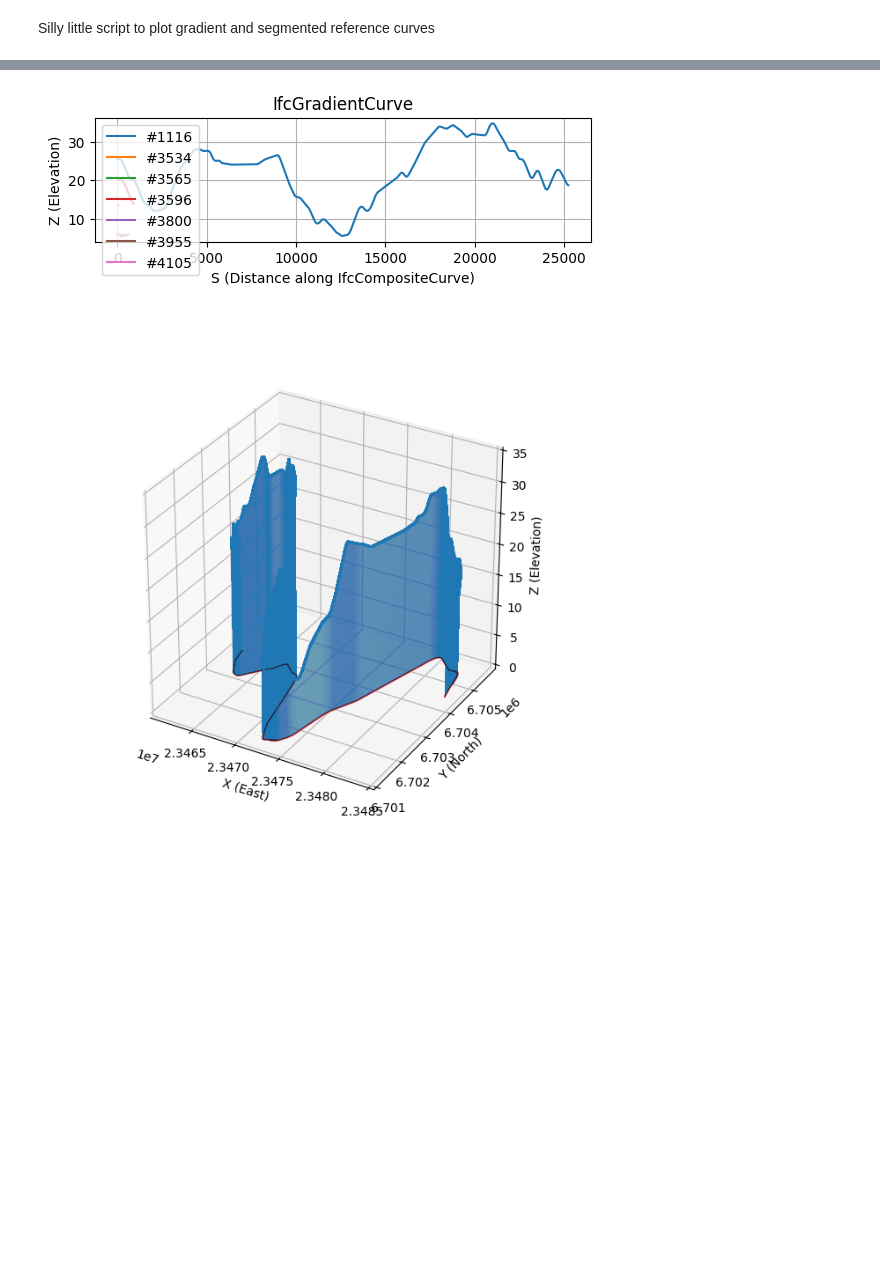
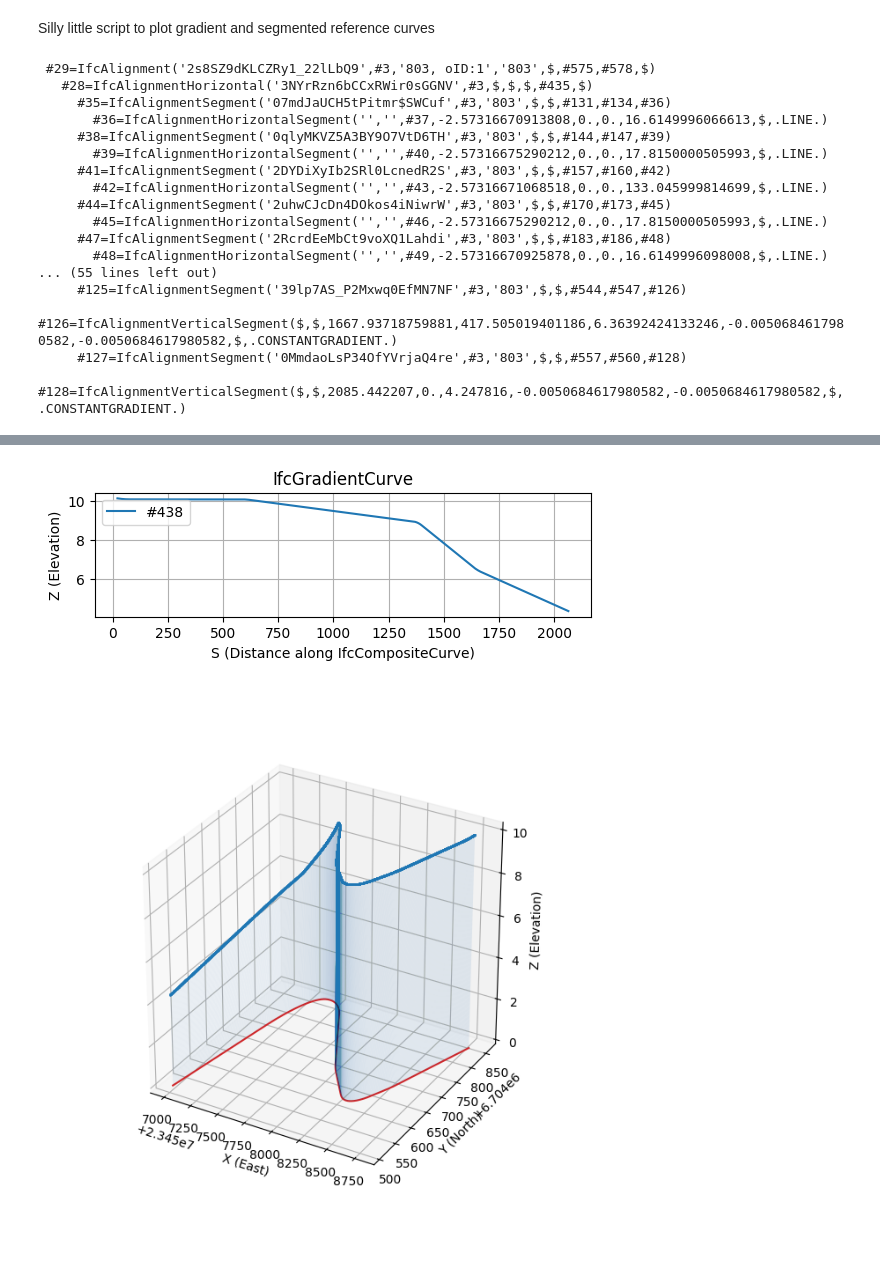
Before and after one commit to RickBrice/IfcAlignmentDriver, a Jupyter notebook: Notebooks/GradientCurvePlot.ipynb, the cells around one changed output, grey strips where cells are left out. Cells and saved outputs as stored; diff of their text form; code cells hidden in the pictures; blank space fills up the shorter version.

```diff
--- a/Notebooks/GradientCurvePlot.ipynb
+++ b/Notebooks/GradientCurvePlot.ipynb
@@ -16,10 +16,11 @@ import ifcopenshell.api.alignment
 #model = ifcopenshell.open("F:/IfcAlignmentDriver/TestFiles/github_issue_5502_example_5_us.ifc")
 #model = ifcopenshell.open("C:\\Users\\bricer\\OneDrive - Washington State Department of Transportation\\Desktop\\PGSuper1.ifc")
 #model = ifcopenshell.open("C:\\Users\\rickb\\OneDrive - Washington State Department of Transportation\\BIM Fit Check\\TS1_horizontal_vertical_check.ifc")
-model = ifcopenshell.open("F:\\LX2IFC\\FTIA_LandXML\\BPaimio-Kupittaa_GK23_N2000_2020_patch_4.ifc")
+#model = ifcopenshell.open("F:\\LX2IFC\\FTIA_LandXML\\BPaimio-Kupittaa_GK23_N2000_2020_patch_4.ifc")
+model = ifcopenshell.open("C:\\Users\\bricer\\OneDrive - Washington State Department of Transportation\\BIM Fit Check\\TurkuTavara\\TurkuTavaraMainTrack1.ifc")
 
-#alignment = model.by_type("IfcAlignment")[0]
-#ifcopenshell.api.alignment.util.print_alignment_deep(alignment)
+alignment = model.by_type("IfcAlignment")[0]
+ifcopenshell.api.alignment.util.print_alignment_deep(alignment)
 
 settings = geom.settings()
 
@@ -149,3 +150,20 @@ fig3.set_box_aspect([1,1,1],zoom=0.8)
 #plt.savefig("Alignment.png")
 plt.show()
 # %% [output]
+ #29=IfcAlignment('2s8SZ9dKLCZRy1_22lLbQ9',#3,'803, oID:1','803',$,#575,#578,$)
+   #28=IfcAlignmentHorizontal('3NYrRzn6bCCxRWir0sGGNV',#3,$,$,$,#435,$)
+     #35=IfcAlignmentSegment('07mdJaUCH5tPitmr$SWCuf',#3,'803',$,$,#131,#134,#36)
+       #36=IfcAlignmentHorizontalSegment('','',#37,-2.57316670913808,0.,0.,16.6149996066613,$,.LINE.)
+     #38=IfcAlignmentSegment('0qlyMKVZ5A3BY9O7VtD6TH',#3,'803',$,$,#144,#147,#39)
+       #39=IfcAlignmentHorizontalSegment('','',#40,-2.57316675290212,0.,0.,17.8150000505993,$,.LINE.)
+     #41=IfcAlignmentSegment('2DYDiXyIb2SRl0LcnedR2S',#3,'803',$,$,#157,#160,#42)
+       #42=IfcAlignmentHorizontalSegment('','',#43,-2.57316671068518,0.,0.,133.045999814699,$,.LINE.)
+     #44=IfcAlignmentSegment('2uhwCJcDn4DOkos4iNiwrW',#3,'803',$,$,#170,#173,#45)
+       #45=IfcAlignmentHorizontalSegment('','',#46,-2.57316675290212,0.,0.,17.8150000505993,$,.LINE.)
+     #47=IfcAlignmentSegment('2RcrdEeMbCt9voXQ1Lahdi',#3,'803',$,$,#183,#186,#48)
+       #48=IfcAlignmentHorizontalSegment('','',#49,-2.57316670925878,0.,0.,16.6149996098008,$,.LINE.)
+... (55 lines left out)
+     #125=IfcAlignmentSegment('39lp7AS_P2Mxwq0EfMN7NF',#3,'803',$,$,#544,#547,#126)
+       #126=IfcAlignmentVerticalSegment($,$,1667.93718759881,417.505019401186,6.36392424133246,-0.0050684617980582,-0.0050684617980582,$,.CONSTANTGRADIENT.)
+     #127=IfcAlignmentSegment('0MmdaoLsP34OfYVrjaQ4re',#3,'803',$,$,#557,#560,#128)
+       #128=IfcAlignmentVerticalSegment($,$,2085.442207,0.,4.247816,-0.0050684617980582,-0.0050684617980582,$,.CONSTANTGRADIENT.)
@@ -153,2 +171,2 @@ plt.show()
-[figure, old version]
+[figure, new version]
-[figure, old version]
+[figure, new version]
```
Also changed, not shown: parts of 1 cell of this notebook, 4 other files.
